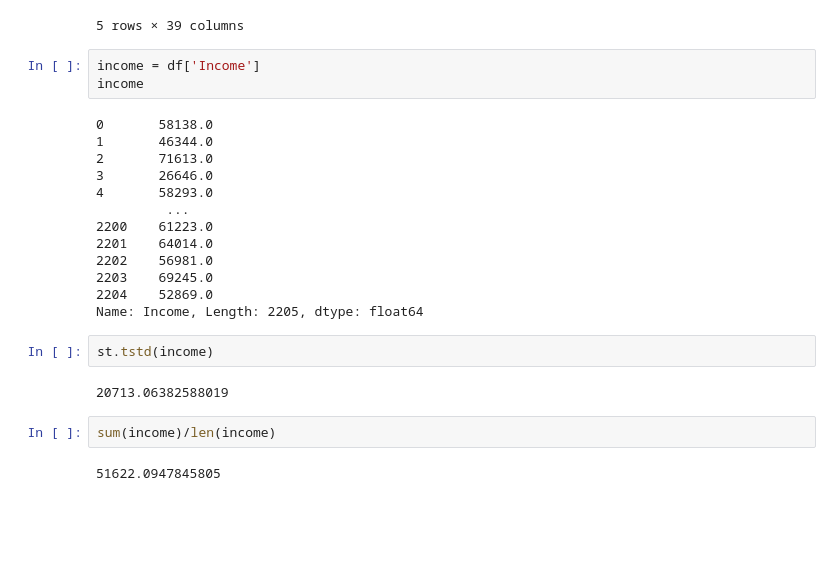
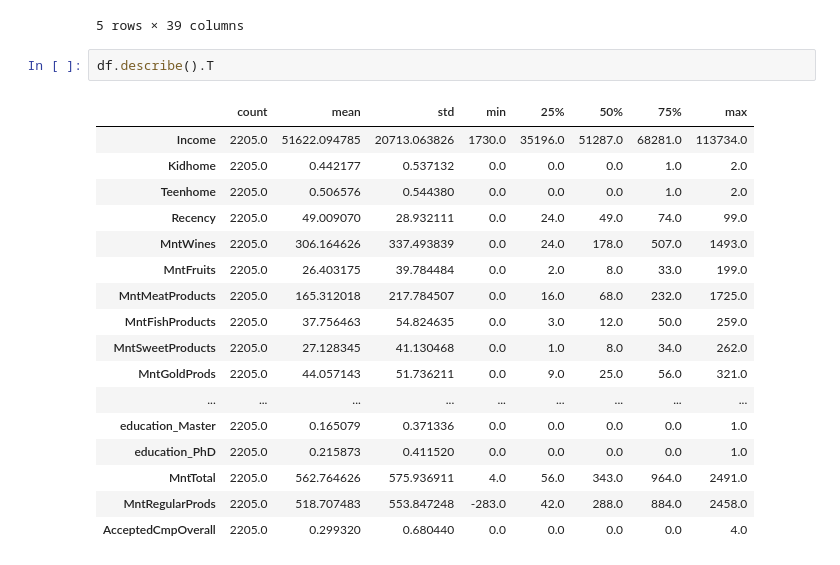
Before and after one commit to s-lasch/Notebooks, a Jupyter notebook: Normal Distributions.ipynb, the cells around one changed output. Saved outputs shown, nothing was run; the diff lists cells and outputs as text; blank space fills up the shorter version.

```diff
--- a/Normal Distributions.ipynb
+++ b/Normal Distributions.ipynb
@@ -112,28 +112,24 @@ df.head()
 | 3 | 26646.0 | 1 | 0 | 26 | 11 | 4 | 20 | 10 | ... |
 | 4 | 58293.0 | 1 | 0 | 94 | 173 | 43 | 118 | 46 | ... |
 5 rows × 39 columns
-# %%
-income = df['Income']
-income
-# %% [output]
-0       58138.0
-1       46344.0
-2       71613.0
-3       26646.0
-4       58293.0
-         ...
-2200    61223.0
-2201    64014.0
-2202    56981.0
-2203    69245.0
-2204    52869.0
-Name: Income, Length: 2205, dtype: float64
-# %%
-st.tstd(income)
-# %% [output]
-20713.06382588019
-# %%
-sum(income)/len(income)
-# %% [output]
-51622.0947845805
+# %%
+df.describe().T
+# %% [output]
+|  | count | mean | std | min | 25% | 50% | 75% | max |
+| Income | 2205.0 | 51622.094785 | 20713.063826 | 1730.0 | 35196.0 | 51287.0 | 68281.0 | 113734.0 |
+| Kidhome | 2205.0 | 0.442177 | 0.537132 | 0.0 | 0.0 | 0.0 | 1.0 | 2.0 |
+| Teenhome | 2205.0 | 0.506576 | 0.544380 | 0.0 | 0.0 | 0.0 | 1.0 | 2.0 |
+| Recency | 2205.0 | 49.009070 | 28.932111 | 0.0 | 24.0 | 49.0 | 74.0 | 99.0 |
+| MntWines | 2205.0 | 306.164626 | 337.493839 | 0.0 | 24.0 | 178.0 | 507.0 | 1493.0 |
+| MntFruits | 2205.0 | 26.403175 | 39.784484 | 0.0 | 2.0 | 8.0 | 33.0 | 199.0 |
+| MntMeatProducts | 2205.0 | 165.312018 | 217.784507 | 0.0 | 16.0 | 68.0 | 232.0 | 1725.0 |
+| MntFishProducts | 2205.0 | 37.756463 | 54.824635 | 0.0 | 3.0 | 12.0 | 50.0 | 259.0 |
+| MntSweetProducts | 2205.0 | 27.128345 | 41.130468 | 0.0 | 1.0 | 8.0 | 34.0 | 262.0 |
+| MntGoldProds | 2205.0 | 44.057143 | 51.736211 | 0.0 | 9.0 | 25.0 | 56.0 | 321.0 |
+| ... | ... | ... | ... | ... | ... | ... | ... | ... |
+| education_Master | 2205.0 | 0.165079 | 0.371336 | 0.0 | 0.0 | 0.0 | 0.0 | 1.0 |
+| education_PhD | 2205.0 | 0.215873 | 0.411520 | 0.0 | 0.0 | 0.0 | 0.0 | 1.0 |
+| MntTotal | 2205.0 | 562.764626 | 575.936911 | 4.0 | 56.0 | 343.0 | 964.0 | 2491.0 |
+| MntRegularProds | 2205.0 | 518.707483 | 553.847248 | -283.0 | 42.0 | 288.0 | 884.0 | 2458.0 |
+| AcceptedCmpOverall | 2205.0 | 0.299320 | 0.680440 | 0.0 | 0.0 | 0.0 | 0.0 | 4.0 |
 # %%
```
Also changed, not shown: parts of 9 cells of this notebook.
